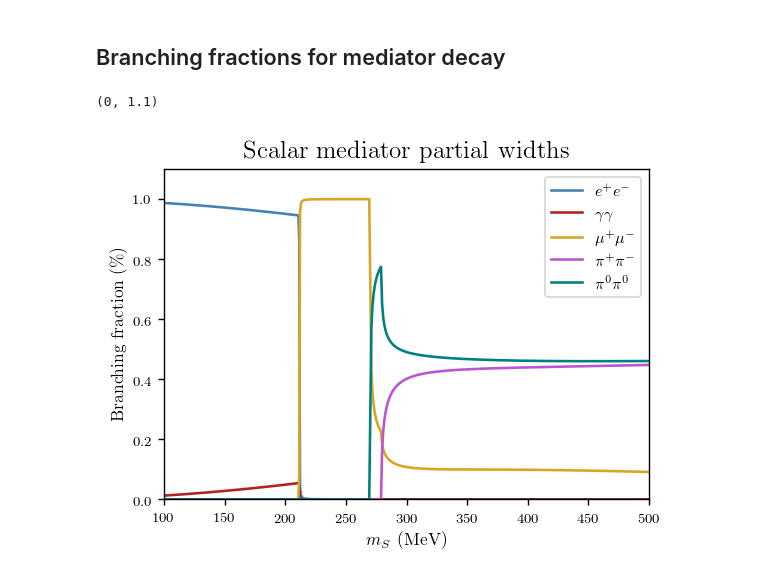
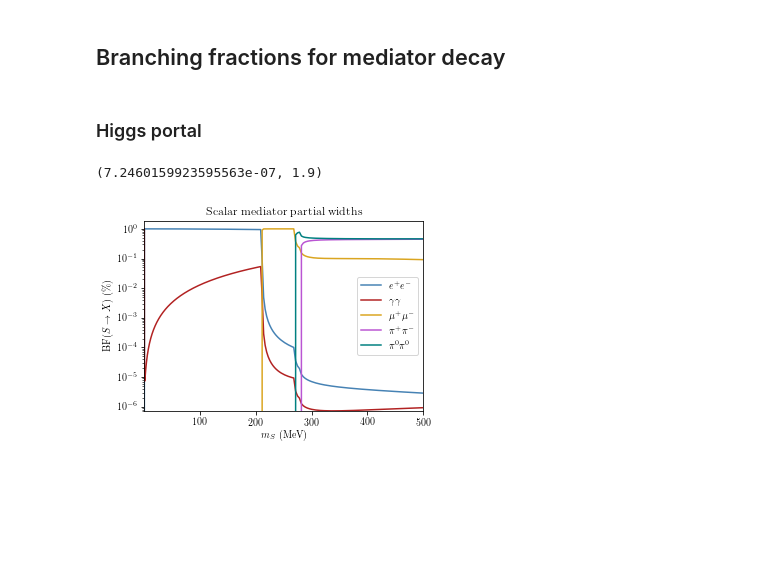
Before and after one commit to LoganAMorrison/Hazma, a Jupyter notebook: tutorials/scalar_mediator_branching_fractions.ipynb, the cells around one changed output. Saved outputs shown, nothing was run; the diff lists cells and outputs as text; code cells hidden in the pictures; blank space fills up the shorter version.

```diff
--- a/tutorials/scalar_mediator_branching_fractions.ipynb
+++ b/tutorials/scalar_mediator_branching_fractions.ipynb
@@ -12,7 +12,7 @@ from utilities import get_color, get_tex_label, latex_text_width_1col
 mx_min, mx_max, n_mxs = 50., 250, 500
 mxs = np.logspace(np.log10(mx_min), np.log10(mx_max), n_mxs)
 
-sm_args = {"mx": 250., "ms": 1000., "gsxx": 1., "gsff": 1., "gsGG": 1., "gsFF": 1.}
+sm_args = {"mx": 250., "ms": 500., "gsxx": 1., "gsff": 1., "gsGG": 1., "gsFF": 1.}
 sm = ScalarMediator(**sm_args)
 
 vx_mw = 1.0e-3  # approximate DM velocity in Milky Way halo
@@ -35,13 +35,13 @@ for fs, bf_list in bfs.iteritems():
     if fs != "s s":
         plt.plot(mxs, bf_list, label=get_tex_label(fs))
 
-plt.title(r"Scalar ($g_{Sf} = \frac{1}{3} g_{SG} = -\frac{6}{5} g_{SF}, \Lambda = v$)")
+plt.title(r"Higgs Portal Benchmark, $m_{S} = 500$ MeV")
 plt.xlabel(r"$m_\chi$ (MeV)")
-plt.ylabel("Branching fraction (\%)")
+plt.ylabel(r"BF($S\to X$) (\%)")
 plt.yscale("log")
 plt.legend()
 plt.xlim(mxs[[0, -1]])
-plt.ylim(0, 1.1)
+plt.ylim(0, 1.9)
 
 plt.tight_layout()
 # plt.savefig("figures/scalar_branching_fractions_higgs_portal.pdf")
@@ -53,8 +53,8 @@ plt.tight_layout()
 mx_min, mx_max, n_mxs = 50., 250, 500
 mxs = np.logspace(np.log10(mx_min), np.log10(mx_max), n_mxs)
 
-sm_args = {"mx": 250., "ms": 1000., "gsxx": 1.,
-           "gsff": 0., "gsGG": 1., "gsFF": 0.}
+sm_args = {"mx": 250., "ms": 500., "gsxx": 1.,
+           "gsff": 0., "gsGG": 1., "gsFF": 1.}
 sm = ScalarMediator(**sm_args)
 
 vx_mw = 1.0e-3  # approximate DM velocity in Milky Way halo
@@ -77,12 +77,14 @@ for fs, bf_list in bfs.iteritems():
     if fs != "s s":
         plt.plot(mxs, bf_list, label=get_tex_label(fs))
 
-plt.title("Scalar (heavy quark couplings)")
+plt.title("Heavy Quark Benchmark, $m_{S} = 500$ (MeV)")
 plt.xlabel(r"$m_\chi$ (MeV)")
-plt.ylabel("Branching fraction (\%)")
+plt.ylabel(r"BF$(\overline{\chi}\chi\to X)$ (\%)")
+plt.yscale("log")
+plt.xscale("linear")
 plt.legend()
 plt.xlim(mxs[[0, -1]])
-plt.ylim(0, 1.1)
+plt.ylim(0, 1.9)
 
 plt.tight_layout()
 # plt.savefig("figures/scalar_branching_fractions_heavy_quark.pdf")
@@ -91,39 +93,43 @@ plt.tight_layout()
 # %% [markdown]
 ## Branching fractions for mediator decay
+# %% [markdown]
+### Higgs portal
 # %%
-ms_min, ms_max, n_mss = 2*50., 2*250, 500
+mx = 250.
+
+ms_min, ms_max, n_mss = 1., 2. * mx, 500
 mss = np.logspace(np.log10(ms_min), np.log10(ms_max), n_mss)
 
-sm_args = {"mx": 500., "ms": 600., "gsxx": 1., "gsff": 1., "gsGG": 1., "gsFF": 1.}
+sm_args = {"mx": mx, "ms": ms_min, "gsxx": 1., "gsff": 1., "gsGG": 1., "gsFF": 1.}
 sm = ScalarMediator(**sm_args)
 
 # Compute branching fractions for different couplings
 bfs_raw = []
 for ms in mss:
     sm.ms = ms
     bfs_raw.append(sm.partial_widths())
 
 bfs = {fs: np.array([bf[fs] for bf in bfs_raw]) for fs in ['mu mu', 'e e', 'g g', 'pi0 pi0', 'pi pi', "total"]}
 bfs = {fs: widths / bfs["total"] for fs, widths in bfs.iteritems() if fs != "total"}
 
 ### Make the plot
 plt.figure(figsize=(5, 3.5))
 
 for fs, bf_list in bfs.iteritems():
 #     if fs != "s s":
     plt.plot(mss, bf_list, label=get_tex_label(fs))
 
 # plt.xscale("log")
 # plt.yscale("log")
 plt.title("Scalar mediator partial widths")
 plt.xlabel(r"$m_S$ (MeV)")
-plt.ylabel(r"Branching fraction (\%)")
+plt.ylabel(r"BF($S\to X$) (\%)")
 plt.legend()
 plt.xlim(mss[[0, -1]])
-# plt.yscale("log")
-plt.ylim(0, 1.1)
+plt.yscale("log")
+plt.ylim(0, 1.9)
 
 # plt.savefig("figures/scalar_branching_fractions_higgs_portal.pdf")
 # %% [output]
-(0, 1.1)
+(7.2460159923595563e-07, 1.9)
-[figure, old version]
+[figure, new version]
```
Also changed, not shown: parts of 4 cells of this notebook, 2 other files.
